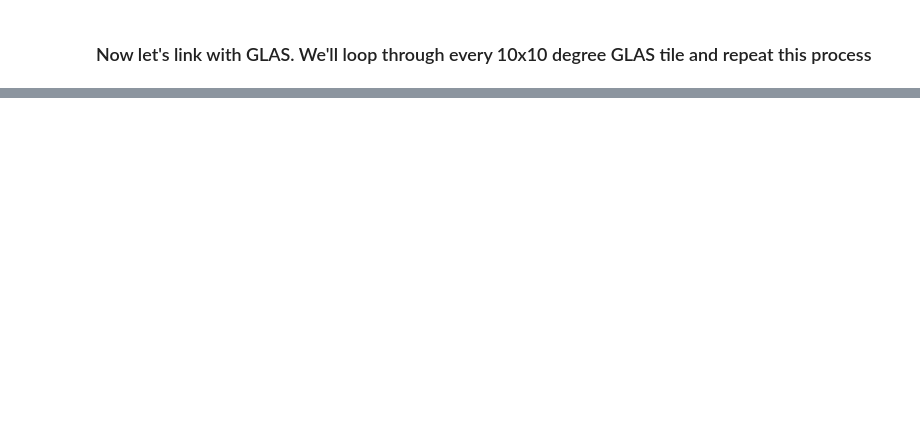
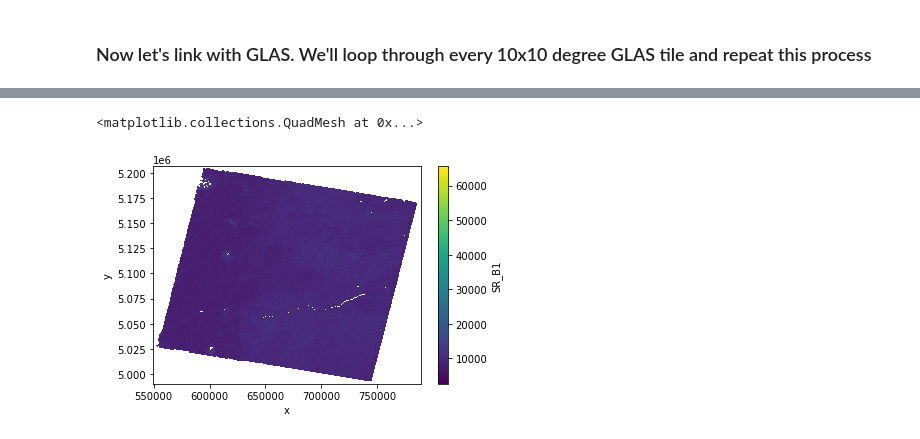
Before and after one commit to carbonplan/trace, a Jupyter notebook: notebooks/landsat_processing.ipynb, the cells around one changed output, grey strips where cells are left out. Saved outputs shown, nothing was run; the diff lists cells and outputs as text; code cells hidden in the pictures; blank space fills up the shorter version.

```diff
--- a/notebooks/landsat_processing.ipynb
+++ b/notebooks/landsat_processing.ipynb
@@ -283,0 +564,5 @@ proj_x, proj_y
+# %%
+ds.SR_B1.plot()
+# %% [output]
+<matplotlib.collections.QuadMesh at 0x...>
+[figure, added]
```
Also changed, not shown: parts of 82 cells of this notebook.
